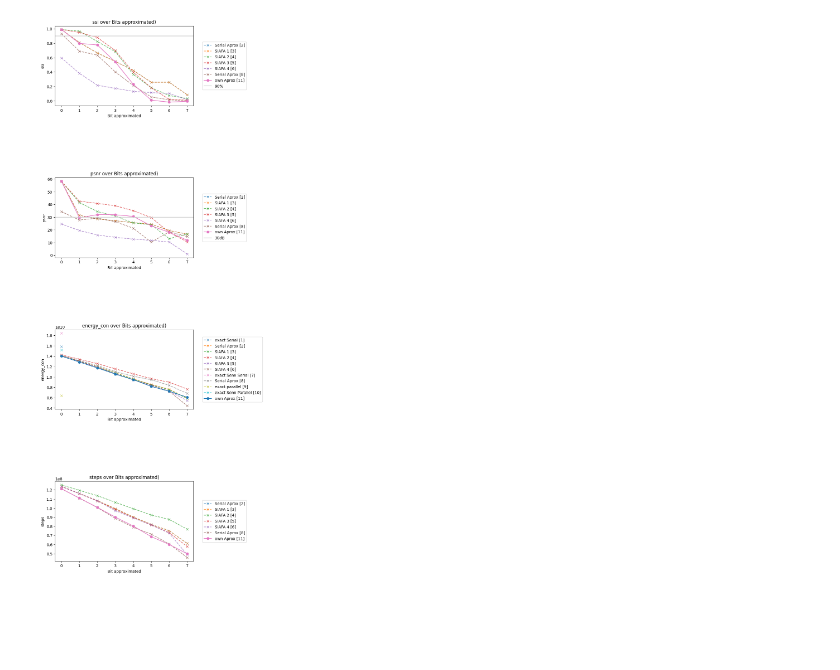
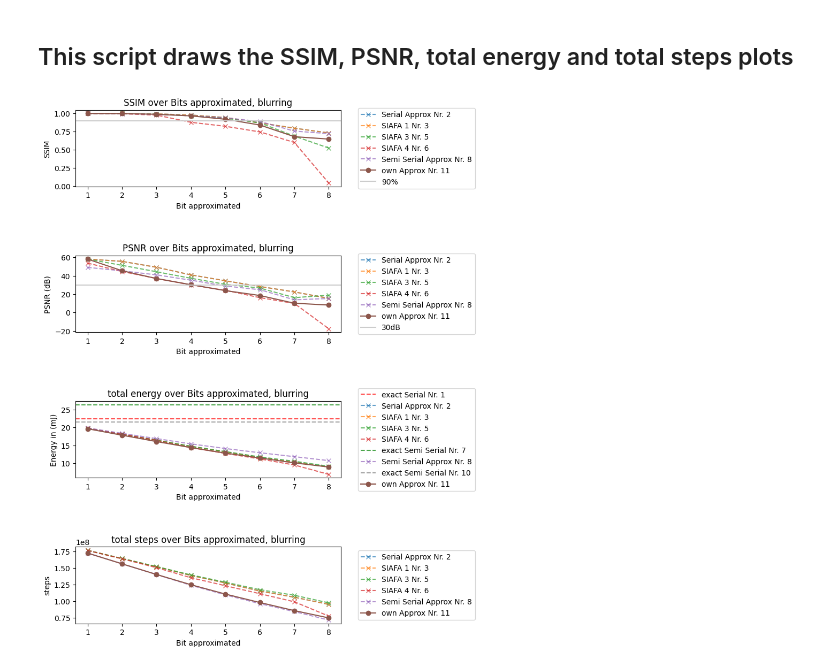
Before and after one commit to fsengi/epcExercise, a Jupyter notebook: final_project/image_processing/datavisulization.ipynb, the cells around one changed output. Cells and saved outputs as stored; diff of their text form; code cells hidden in the pictures; blank space fills up the shorter version.

Commit message:
final version of scripts and uploaded pics

```diff
--- a/final_project/image_processing/datavisulization.ipynb
+++ b/final_project/image_processing/datavisulization.ipynb
@@ -1,3 +1,5 @@
+# %% [markdown]
+## This script draws the SSIM, PSNR, total energy and total steps plots
 # %%
 from skimage import io, img_as_float, img_as_ubyte
 from skimage.metrics import structural_similarity as ssim
@@ -56,38 +36,82 @@ folder = f'data_{kernel}'
+# %%
+# change data to mJ
+algo_list = ["exact Serial [1]","Serial Aprox [2]", "SIAFA 1 [3]","SIAFA 2 [4]","SIAFA 3 [5]","SIAFA 4 [6]","exact Semi Serial [7]","Serial Aprox [8]", "exact parallel [9]","exact Semi Parallel [10]","own Aprox [11]"]
+
+#blurring
+# loop throw all Bitpositions
+data = loadedDict[kernel]
+for indexalgo, algo in enumerate(algo_list):
+    for i in range(0,8):
+        try:
+            data[algo]["energy_con"][i]=data[algo]["energy_con"][i]/10**9
+        except:
+            continue
 # %%
-#error metrics list
+#list of algorthims which should be shown
 algo_list = ["exact Serial [1]","Serial Aprox [2]", "SIAFA 1 [3]","SIAFA 2 [4]","SIAFA 3 [5]","SIAFA 4 [6]","exact Semi Serial [7]","Serial Aprox [8]", "exact parallel [9]","exact Semi Parallel [10]","own Aprox [11]"]
 
+#error metrics list
 metrics_list = ["ssi", "psnr", "energy_con", "steps"]
+
 rows = len(metrics_list)
 coll = 1
+xlist =[1,2,3,4,5,6,7,8]
 
 fig, axs = plt.subplots(rows, coll )
-plt.subplots_adjust(left=0.125, bottom=6, right=0.9, top=10, wspace=1, hspace=0.9)
+plt.subplots_adjust(left=0.125, bottom=5, right=0.9, top=7, wspace=1, hspace=0.9)
 
 #blurring
 # loop throw all Bitpositions
+data = loadedDict[kernel]
 for indexMetric, metric in enumerate(metrics_list):
+    for indexalgo, algo in enumerate(algo_list):
 
-    for indexalgo, algo in enumerate(algo_list):
-        data = loadedDict[kernel]
         if 'own' in algo:
-            axs[indexMetric].plot(data[algo][metric], "o-", label=algo)
+            axs[indexMetric].plot(xlist, data[algo][metric], "o-", label='own Approx Nr. 11')
         else:
             if metric == 'energy_con' or 'exact' not in algo:
-                axs[indexMetric].plot(data[algo][metric], "x--", label=algo, alpha=0.7)
+                if 'SIAFA 1' in algo:
+                    axs[indexMetric].plot(xlist, data[algo][metric], "x--", label='SIAFA 1 Nr. 3', alpha=0.7)
+                elif 'SIAFA 2' in metric:
+                    axs[indexMetric].plot(xlist, data[algo][metric], "x--", label='SIAFA 2 Nr. 4', alpha=0.7)
+                elif 'SIAFA 3' in algo:
+                    axs[indexMetric].plot(xlist, data[algo][metric], "x--", label='SIAFA 3 Nr. 5', alpha=0.7)
+                elif 'SIAFA 4' in algo:
+                    axs[indexMetric].plot(xlist, data[algo][metric], "x--", label='SIAFA 4 Nr. 6', alpha=0.7)
+                elif '[2]' in algo:
+                    axs[indexMetric].plot(xlist, data[algo][metric], "x--", label='Serial Approx Nr. 2', alpha=0.7)
+                elif '[8]' in algo:
+                    axs[indexMetric].plot(xlist, data[algo][metric], "x--", label='Semi Serial Approx Nr. 8', alpha=0.7)
+                elif '[1]' in algo:
+                    axs[indexMetric].axhline(data[algo][metric],color='red', linestyle='--', label='exact Serial Nr. 1', alpha=0.7)
+                elif '[7]' in algo:
+                    axs[indexMetric].axhline(data[algo][metric],color='green', linestyle='--', label='exact Semi Serial Nr. 7', alpha=0.7)
+                elif '[10]' in algo:
+                    axs[indexMetric].axhline(data[algo][metric],color='gray', linestyle='--', label='exact Semi Serial Nr. 10', alpha=0.7)
 
     if "ssi" in metric:
         axs[indexMetric].axhline(y=0.9, color='0.8', linestyle='-', label='90%')
+        axs[indexMetric].set_title(f"SSIM over Bits approximated, {kernel}")
+        axs[indexMetric].set_xlabel("Bit approximated")
+        axs[indexMetric].set_ylabel(f'SSIM')
     if "psnr" in metric:
         axs[indexMetric].axhline(y=30, color='0.8', linestyle='-', label='30dB')
+        axs[indexMetric].set_title(f"PSNR over Bits approximated, {kernel}")
+        axs[indexMetric].set_xlabel("Bit approximated")
+        axs[indexMetric].set_ylabel(f'PSNR (dB)')
 
-    axs[indexMetric].set_title(f"{metric} over Bits approximated)")
-    axs[indexMetric].set_xlabel("Bit approximated")
-    axs[indexMetric].set_ylabel(f'{metric}')
-    # axs[indexMetric].legend()
+    if "energy_con" in metric:
+        axs[indexMetric].set_title(f"total energy over Bits approximated, {kernel}")
+        axs[indexMetric].set_xlabel("Bit approximated")
+        axs[indexMetric].set_ylabel(f'Energy in (mJ)')
+
+    if "steps" in metric:
+        axs[indexMetric].set_title(f"total steps over Bits approximated, {kernel}")
+        axs[indexMetric].set_xlabel("Bit approximated")
+        axs[indexMetric].set_ylabel(f'steps')
+
+
     axs[indexMetric].legend(bbox_to_anchor=(1.05, 0.5), loc='center left')
-
-# plt.tight_layout()  # Adjust layout to prevent overlapping
 plt.show()
 # %% [output]
-[figure, old version]
+[figure, new version]
```
Also changed, not shown: parts of 1 cell of this notebook, 8 other files.
